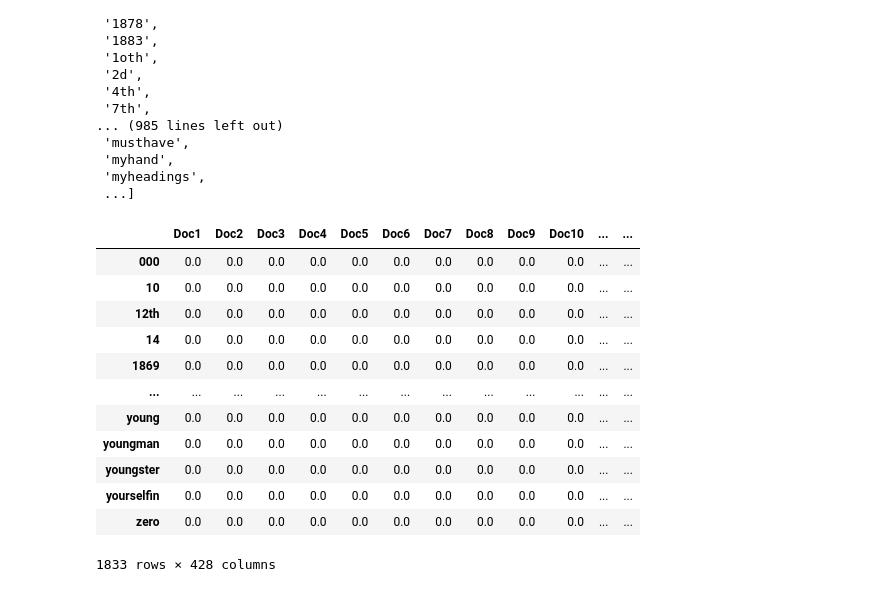
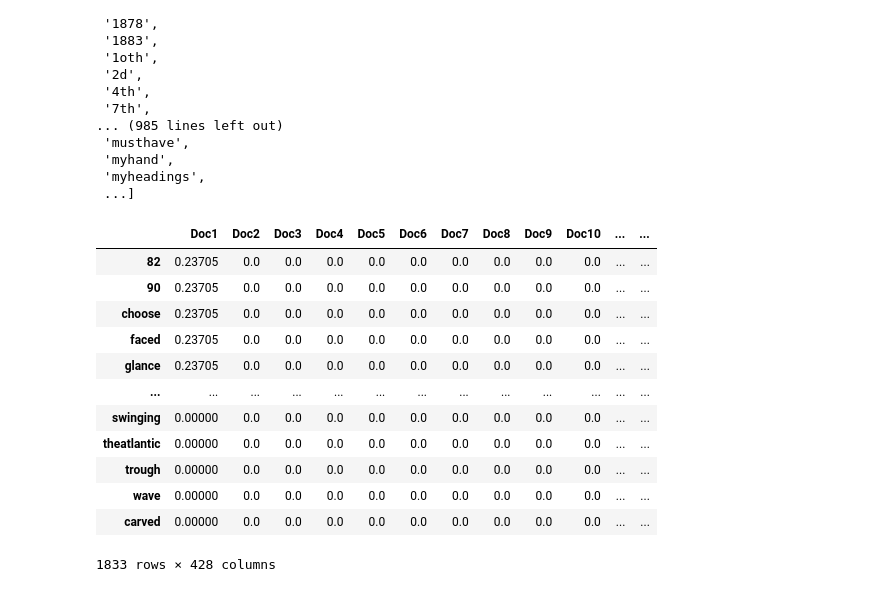
Before and after one commit to zxc1520/MachineLearning-Submission, a Jupyter notebook: Tugas-01/tugas01.ipynb, the cells around one changed output. Drawn from its saved outputs; the diff is of its cells as text; code cells hidden in the pictures.

Commit message:
Editing dataframe

```diff
--- a/Tugas-01/tugas01.ipynb
+++ b/Tugas-01/tugas01.ipynb
@@ -55,18 +75,18 @@ features_name
  ...]
 # %%
 df = pd.DataFrame(res.todense().T, index=features_name, columns=[f'Doc{i+1}' for i in range(len(lists))])
-df
+df.sort_values(by=[f'Doc{i+1}' for i in range(len(lists))], ascending=False)
 # %% [output]
 |  | Doc1 | Doc2 | Doc3 | Doc4 | Doc5 | Doc6 | Doc7 | Doc8 | Doc9 | Doc10 | ... | ... |
-| 000 | 0.0 | 0.0 | 0.0 | 0.0 | 0.0 | 0.0 | 0.0 | 0.0 | 0.0 | 0.0 | ... | ... |
-| 10 | 0.0 | 0.0 | 0.0 | 0.0 | 0.0 | 0.0 | 0.0 | 0.0 | 0.0 | 0.0 | ... | ... |
-| 12th | 0.0 | 0.0 | 0.0 | 0.0 | 0.0 | 0.0 | 0.0 | 0.0 | 0.0 | 0.0 | ... | ... |
-| 14 | 0.0 | 0.0 | 0.0 | 0.0 | 0.0 | 0.0 | 0.0 | 0.0 | 0.0 | 0.0 | ... | ... |
-| 1869 | 0.0 | 0.0 | 0.0 | 0.0 | 0.0 | 0.0 | 0.0 | 0.0 | 0.0 | 0.0 | ... | ... |
+| 82 | 0.23705 | 0.0 | 0.0 | 0.0 | 0.0 | 0.0 | 0.0 | 0.0 | 0.0 | 0.0 | ... | ... |
+| 90 | 0.23705 | 0.0 | 0.0 | 0.0 | 0.0 | 0.0 | 0.0 | 0.0 | 0.0 | 0.0 | ... | ... |
+| choose | 0.23705 | 0.0 | 0.0 | 0.0 | 0.0 | 0.0 | 0.0 | 0.0 | 0.0 | 0.0 | ... | ... |
+| faced | 0.23705 | 0.0 | 0.0 | 0.0 | 0.0 | 0.0 | 0.0 | 0.0 | 0.0 | 0.0 | ... | ... |
+| glance | 0.23705 | 0.0 | 0.0 | 0.0 | 0.0 | 0.0 | 0.0 | 0.0 | 0.0 | 0.0 | ... | ... |
 | ... | ... | ... | ... | ... | ... | ... | ... | ... | ... | ... | ... | ... |
-| young | 0.0 | 0.0 | 0.0 | 0.0 | 0.0 | 0.0 | 0.0 | 0.0 | 0.0 | 0.0 | ... | ... |
-| youngman | 0.0 | 0.0 | 0.0 | 0.0 | 0.0 | 0.0 | 0.0 | 0.0 | 0.0 | 0.0 | ... | ... |
-| youngster | 0.0 | 0.0 | 0.0 | 0.0 | 0.0 | 0.0 | 0.0 | 0.0 | 0.0 | 0.0 | ... | ... |
-| yourselfin | 0.0 | 0.0 | 0.0 | 0.0 | 0.0 | 0.0 | 0.0 | 0.0 | 0.0 | 0.0 | ... | ... |
-| zero | 0.0 | 0.0 | 0.0 | 0.0 | 0.0 | 0.0 | 0.0 | 0.0 | 0.0 | 0.0 | ... | ... |
+| swinging | 0.00000 | 0.0 | 0.0 | 0.0 | 0.0 | 0.0 | 0.0 | 0.0 | 0.0 | 0.0 | ... | ... |
+| theatlantic | 0.00000 | 0.0 | 0.0 | 0.0 | 0.0 | 0.0 | 0.0 | 0.0 | 0.0 | 0.0 | ... | ... |
+| trough | 0.00000 | 0.0 | 0.0 | 0.0 | 0.0 | 0.0 | 0.0 | 0.0 | 0.0 | 0.0 | ... | ... |
+| wave | 0.00000 | 0.0 | 0.0 | 0.0 | 0.0 | 0.0 | 0.0 | 0.0 | 0.0 | 0.0 | ... | ... |
+| carved | 0.00000 | 0.0 | 0.0 | 0.0 | 0.0 | 0.0 | 0.0 | 0.0 | 0.0 | 0.0 | ... | ... |
 1833 rows × 428 columns
```
Also changed, not shown: parts of 1 cell of this notebook.
